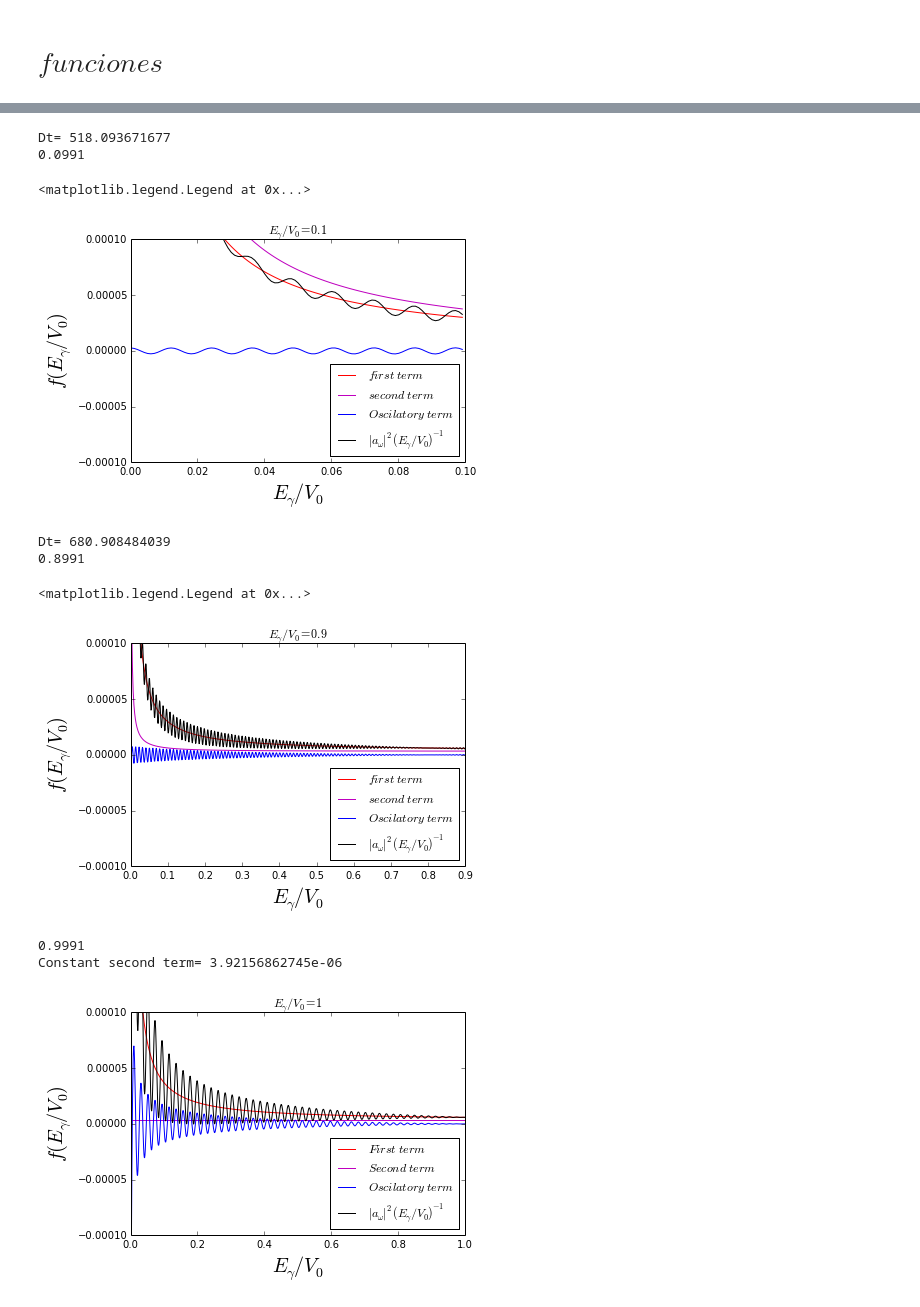
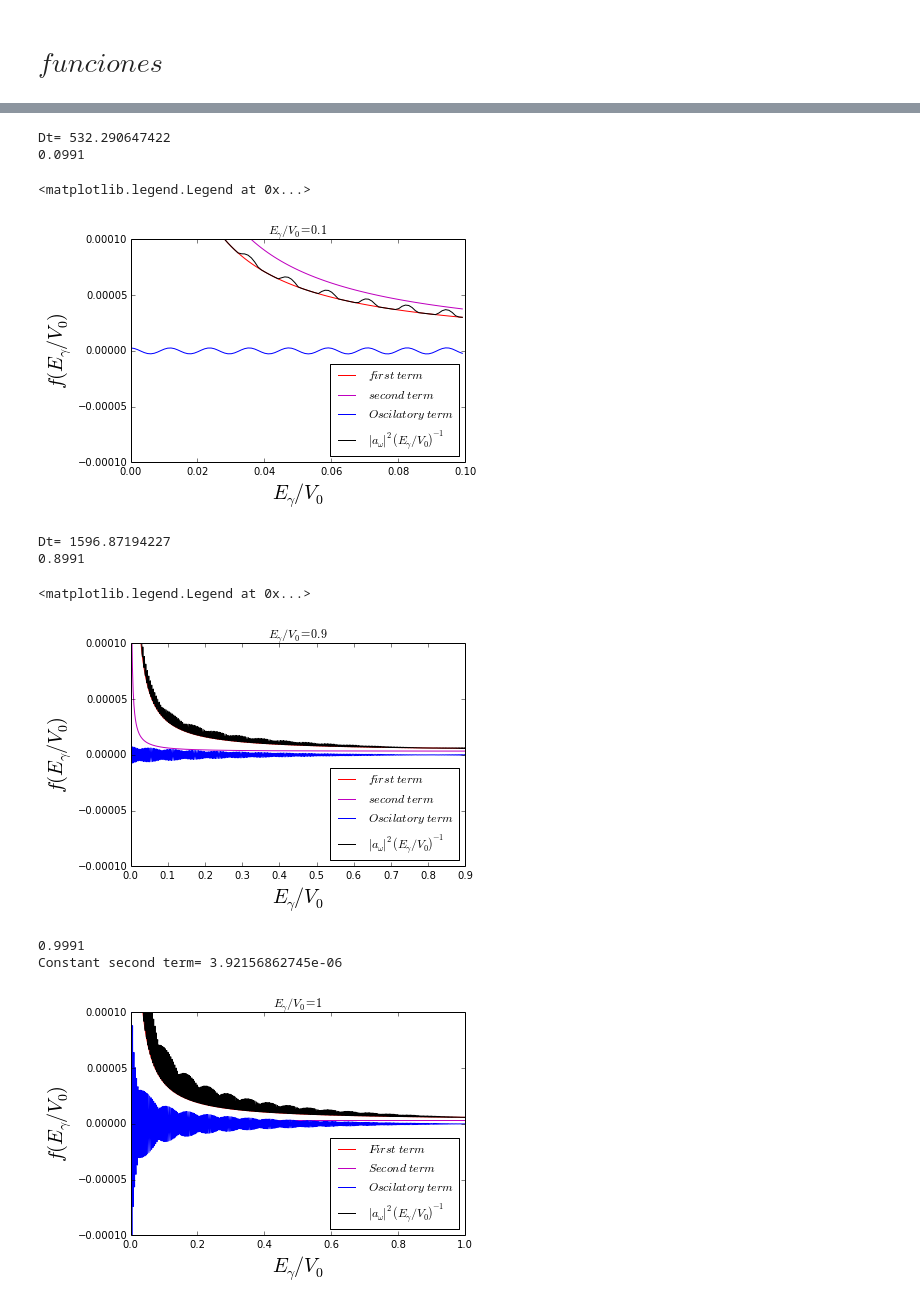
Before and after one commit to daniel-lozano/Thesis, a Jupyter notebook: funciones 1 (Bremsshtralung despues).ipynb, the cells around one changed output, grey strips where cells are left out. Saved outputs shown, nothing was run; the diff lists cells and outputs as text; code cells hidden in the pictures.

```diff
--- a/funciones 1 (Bremsshtralung despues).ipynb
+++ b/funciones 1 (Bremsshtralung despues).ipynb
@@ -15,7 +18,7 @@ a3=[]
 A=[]
 a=1
 X1=0.5 # Ee/Vo
-Dt=a*sqrt(M/(2*1-X1))
+Dt=a*sqrt(M/(2*(1-X1)))
 print "Dt=",Dt
 Egamma1=[]
 
@@ -28,7 +31,7 @@ for i in range(len(Egamma1)):
     a1.append((2/Egamma1[i]+2-sqrt(4*X1*((1-X1)/Egamma1[i]**2)+1/Egamma1[i]))/M)
     a2.append((4/Egamma1[i]-4*X1/Egamma1[i]+2-sqrt(4*(1-X1)*((1-X1)/Egamma1[i]**2+1/Egamma1[i])))/M) #
     a3.append((2/M)*cos(Egamma1[i]*Dt)*(2*((1-X1)/Egamma1[i]+1)+sqrt(4*X1*(1-X1)/Egamma1[i]**2)-(sqrt(1-X1)+sqrt(X1))*sqrt(4*(1/Egamma1[i] + (1-X1)/Egamma1[i]**2))  ))
-    A.append(a1[i]+a3[i]+a3[i])
+    A.append(a1[i]+a3[i]+abs(a3[i]))
     #print len(A),len(a1),len(a2),len(a3),len(Egamma1)
 
 plot(Egamma1,a1,"r",label="$ first\  term\ $")
@@ -52,7 +55,7 @@ a2=[]
 a3=[]
 A=[]
 X1=0.1 # Ee/Vo
-Dt=a*sqrt(M/(2*1-X1))
+Dt=a*sqrt(M/(2*(1-X1)))
 print "Dt=",Dt
 
 Egamma1=[]
@@ -65,7 +68,7 @@ for i in range(len(Egamma1)):
     a1.append((2/Egamma1[i]+2-sqrt(4*X1*((1-X1)/Egamma1[i]**2)+1/Egamma1[i]))/M)
     a2.append((4/Egamma1[i]-4*X1/Egamma1[i]+2-sqrt(4*(1-X1)*((1-X1)/Egamma1[i]**2+1/Egamma1[i])))/M) #
     a3.append((2/M)*cos(Egamma1[i]*Dt)*(2*((1-X1)/Egamma1[i]+1)+sqrt(4*X1*(1-X1)/Egamma1[i]**2)-(sqrt(1-X1)+sqrt(X1))*sqrt(4*(1/Egamma1[i] + (1-X1)/Egamma1[i]**2))  ))
-    A.append(a1[i]+a3[i]+a3[i])
+    A.append(a1[i]+a3[i]+abs(a3[i]))
     #print len(A),len(a1),len(a2),len(a3),len(Egamma1)
 
 plot(Egamma1,a1,"r",label="$ first\  term\ $")
@@ -78,17 +81,17 @@ title("$ E_{\gamma}/V_{0}=0.1$")
 ylim(-0.0001,0.0001)#ylim(-2,2)
 legend(loc=4)
 # %% [output]
-Dt= 518.093671677
+Dt= 532.290647422
 0.0991
 <matplotlib.legend.Legend at 0x...>
-[figure, old version]
+[figure, new version]
 # %%
 a1=[]
 a2=[]
 a3=[]
 A=[]
 X1=0.9 # Ee/Vo
-Dt=a*sqrt(M/(2*1-X1))
+Dt=a*sqrt(M/(2*(1-X1)))
 print "Dt=",Dt
 
 Egamma1=[]
@@ -102,7 +105,7 @@ for i in range(len(Egamma1)):
     a1.append((2/Egamma1[i]+2-sqrt(4*X1*((1-X1)/Egamma1[i]**2)+1/Egamma1[i]))/M)
     a2.append((4/Egamma1[i]-4*X1/Egamma1[i]+2-sqrt(4*(1-X1)*((1-X1)/Egamma1[i]**2+1/Egamma1[i])))/M) #
     a3.append((2/M)*cos(Egamma1[i]*Dt)*(2*((1-X1)/Egamma1[i]+1)+sqrt(4*X1*(1-X1)/Egamma1[i]**2)-(sqrt(1-X1)+sqrt(X1))*sqrt(4*(1/Egamma1[i] + (1-X1)/Egamma1[i]**2))  ))
-    A.append(a1[i]+a3[i]+a3[i])
+    A.append(a1[i]+a3[i]+abs(a3[i]))
     #print len(A),len(a1),len(a2),len(a3),len(Egamma1)
 
 plot(Egamma1,a1,"r",label="$ first\  term\ $")
@@ -115,10 +118,10 @@ title("$ E_{\gamma}/V_{0}=0.9$")
 ylim(-0.0001,0.0001)
 legend(loc=4)
 # %% [output]
-Dt= 680.908484039
+Dt= 1596.87194227
 0.8991
 <matplotlib.legend.Legend at 0x...>
-[figure, old version]
+[figure, new version]
 # %%
 a1=[]
 a2=[]
@@ -127,32 +130,32 @@ A=[]
 X1=1 # Ee/Vo
 
 
 Egamma1=[]
 
 for i in range(10000):
     if(i*0.001<X1): #cota maxima de la energia de Egamma es X1
         Egamma1.append(i*0.001+0.0001)
 print max(Egamma1)
 
 
 for i in range(len(Egamma1)):
     a1.append((2/Egamma1[i]+2-sqrt(4*X1*((1-X1)/Egamma1[i]**2)+1/Egamma1[i]))/M)
     a2.append((4/Egamma1[i]-4*X1/Egamma1[i]+2-sqrt(4*(1-X1)*((1-X1)/Egamma1[i]**2+1/Egamma1[i])))/M) #
     a3.append((2/M)*cos(Egamma1[i]*Dt)*(2*((1-X1)/Egamma1[i]+1)+sqrt(4*X1*(1-X1)/Egamma1[i]**2)-(sqrt(1-X1)+sqrt(X1))*sqrt(4*(1/Egamma1[i] + (1-X1)/Egamma1[i]**2))  ))
-    A.append(a1[i]+a3[i]+a3[i])
+    A.append(a1[i]+a3[i]+abs(a3[i]))
     #print len(A),len(a1),len(a2),len(a3),len(Egamma1)
 
 plot(Egamma1,a1,"r",label="$ First\  term\ $")
 plot(Egamma1,a2,"m",label="$ Second\ term\ $")
 plot(Egamma1,a3,"b-",label="$ Oscilatory\ term\ $")
 plot(Egamma1,A,"k-",label="$|a_{\omega}|^{2}(E_{\gamma}/V_{0})^{-1}$")
 xlabel("$ E_{\gamma}/V_{0} $",size=20)
 ylabel("$ f(E_{\gamma}/V_{0}) $",size=20)
 title("$ E_{\gamma}/V_{0}=1$")
 ylim(-0.0001,0.0001)
 legend(loc=4)
 print "Constant second term=",max(a2)
 # %% [output]
 0.9991
 Constant second term= 3.92156862745e-06
-[figure, old version]
+[figure, new version]
```
Also changed, not shown: parts of 2 cells of this notebook, 1 other file.
